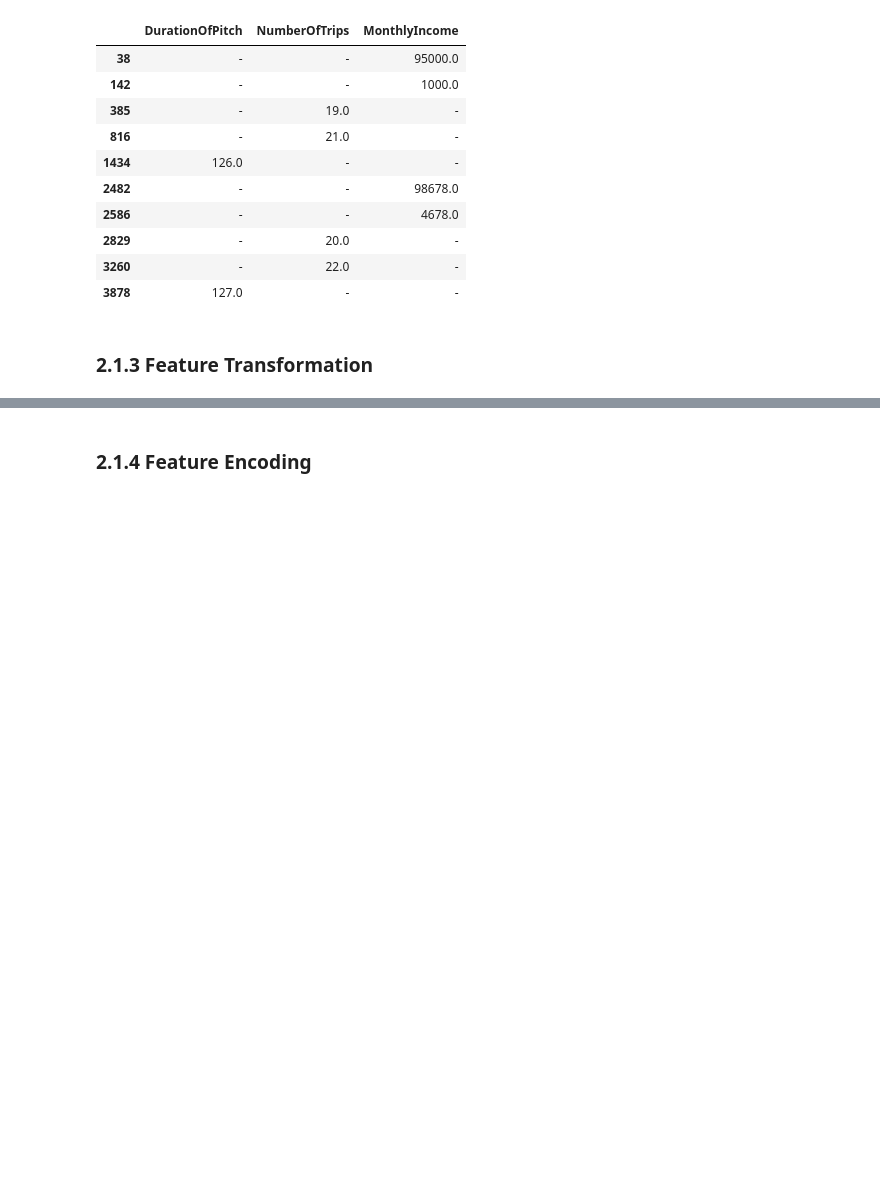
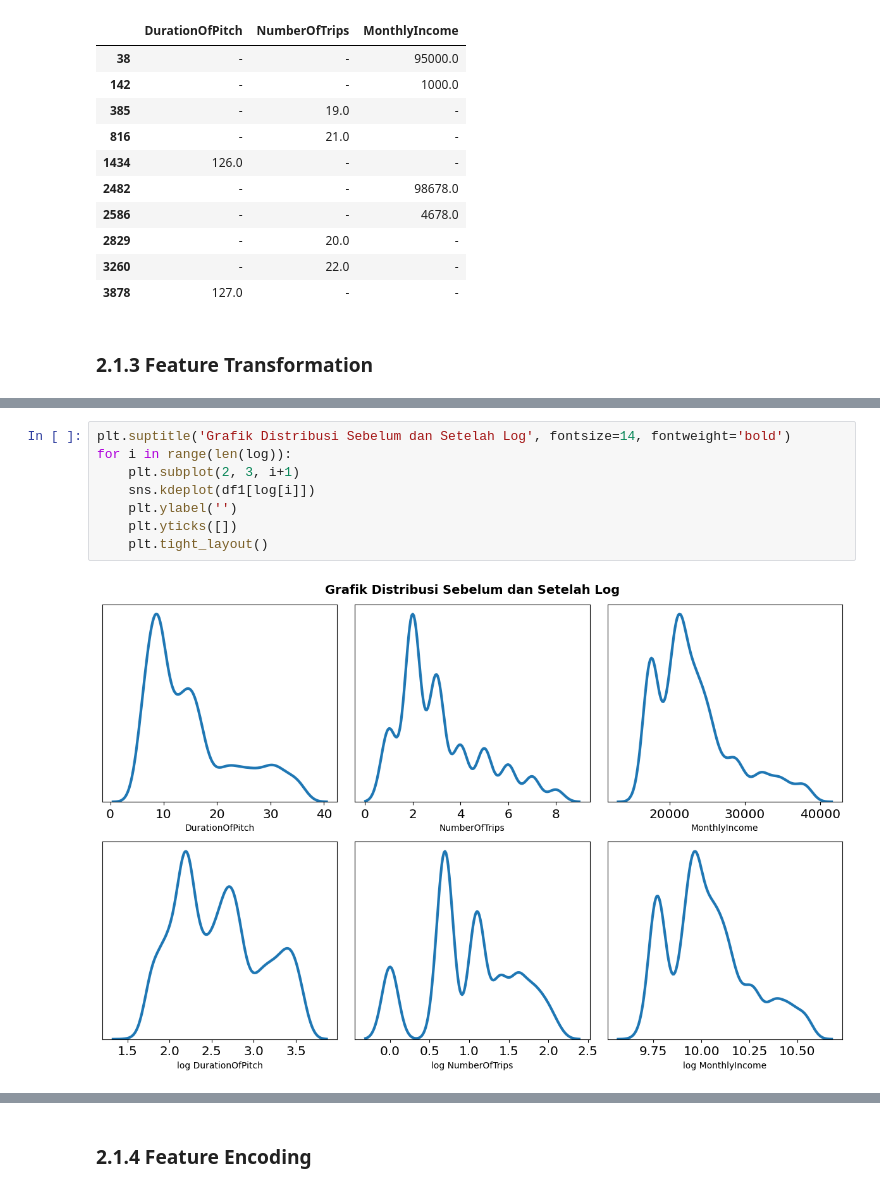
Before and after one commit to andreadeputra/Rakamin_Final_Project, a Jupyter notebook: Infinity.ipynb, the cells around one changed output, grey strips where cells are left out. Saved outputs shown, nothing was run; the diff lists cells and outputs as text; blank space fills up the shorter version.

```diff
--- a/Infinity.ipynb
+++ b/Infinity.ipynb
@@ -619,0 +633,10 @@ for col in skew_col:
+# %%
+plt.suptitle('Grafik Distribusi Sebelum dan Setelah Log', fontsize=14, fontweight='bold')
+for i in range(len(log)):
+    plt.subplot(2, 3, i+1)
+    sns.kdeplot(df1[log[i]])
+    plt.ylabel('')
+    plt.yticks([])
+    plt.tight_layout()
+# %% [output]
+[figure, added]
```
Also changed, not shown: parts of 17 cells of this notebook.
